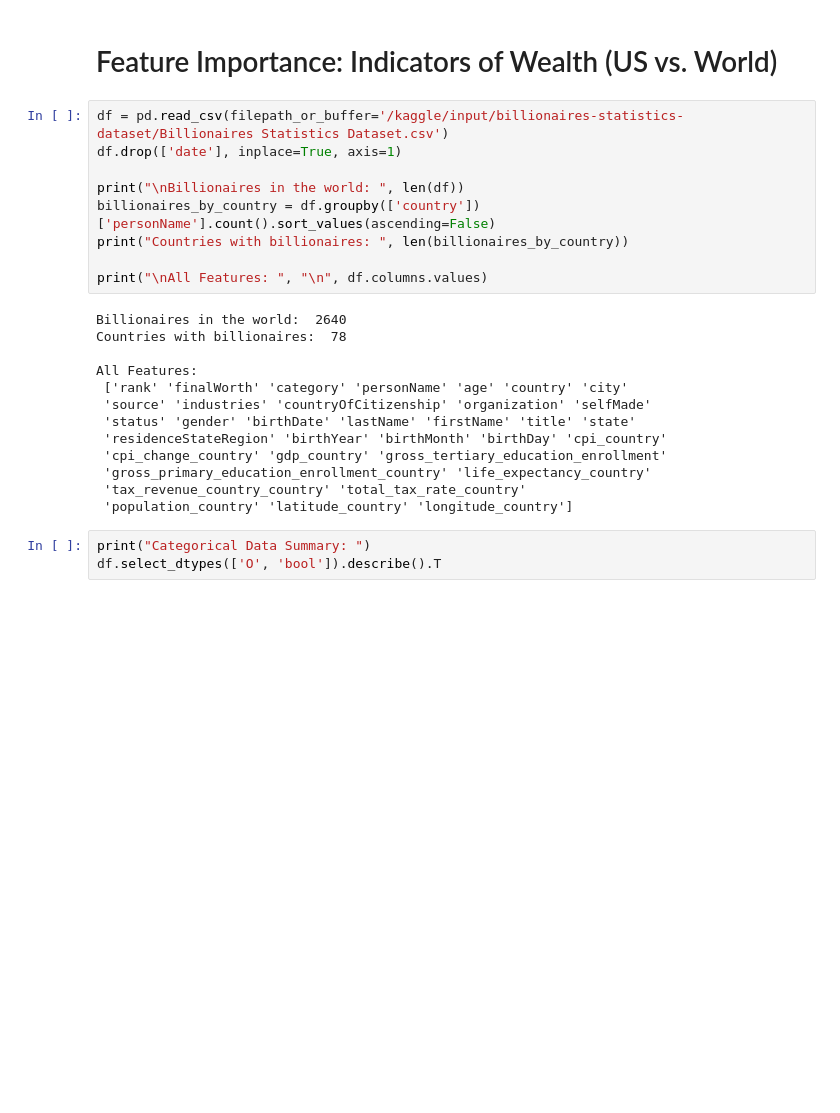
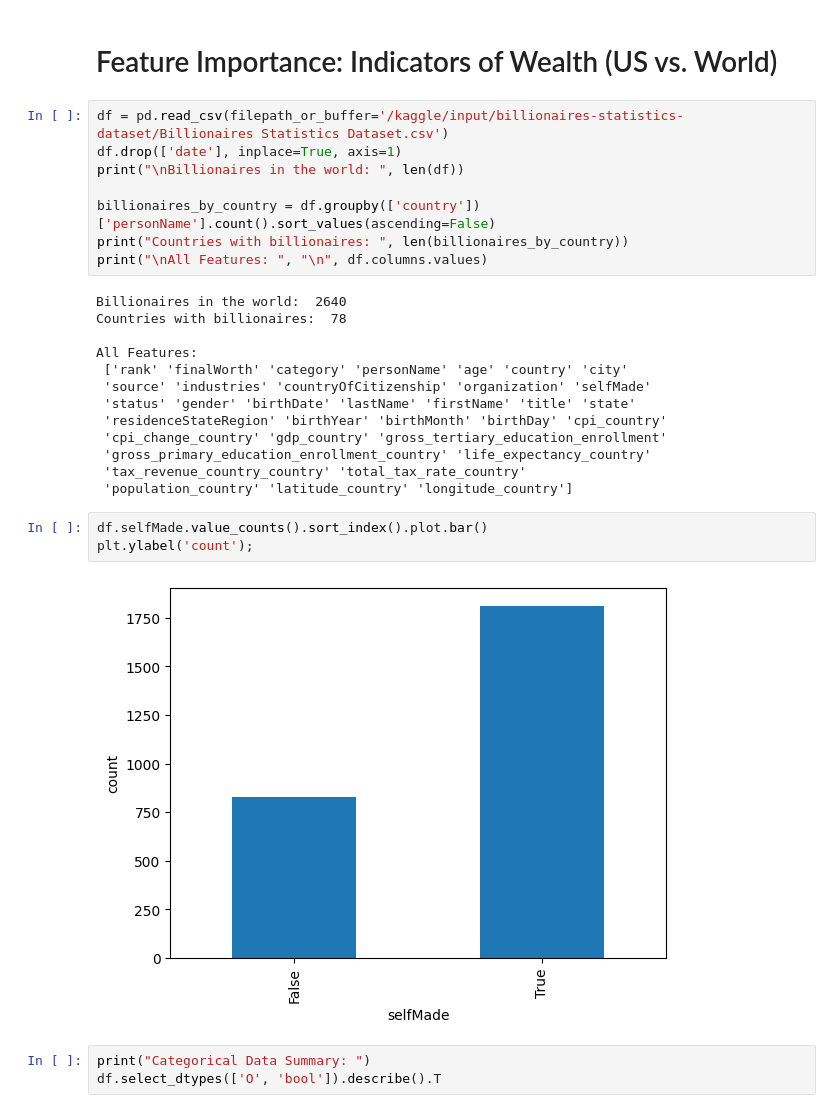
Before and after one commit to chalseoko/feature-selection-indicators-of-wealth, a Jupyter notebook: feature-selection-wealth-indicators-us-vs-world.ipynb, the cells around one changed output. Saved outputs shown, nothing was run; the diff lists cells and outputs as text; blank space fills up the shorter version.

```diff
--- a/feature-selection-wealth-indicators-us-vs-world.ipynb
+++ b/feature-selection-wealth-indicators-us-vs-world.ipynb
@@ -18,11 +14,10 @@ warnings.filterwarnings("ignore")
 # %%
 df = pd.read_csv(filepath_or_buffer='/kaggle/input/billionaires-statistics-dataset/Billionaires Statistics Dataset.csv')
 df.drop(['date'], inplace=True, axis=1)
+print("\nBillionaires in the world: ", len(df))
 
-print("\nBillionaires in the world: ", len(df))
 billionaires_by_country = df.groupby(['country'])['personName'].count().sort_values(ascending=False)
 print("Countries with billionaires: ", len(billionaires_by_country))
-
 print("\nAll Features: ", "\n", df.columns.values)
 # %% [output]
 Billionaires in the world:  2640
@@ -37,6 +32,11 @@ All Features:
  'gross_primary_education_enrollment_country' 'life_expectancy_country'
  'tax_revenue_country_country' 'total_tax_rate_country'
  'population_country' 'latitude_country' 'longitude_country']
+# %%
+df.selfMade.value_counts().sort_index().plot.bar()
+plt.ylabel('count');
+# %% [output]
+[figure, added]
 # %%
 print("Categorical Data Summary: ")
 df.select_dtypes(['O', 'bool']).describe().T
```
Also changed, not shown: parts of 20 cells of this notebook.
